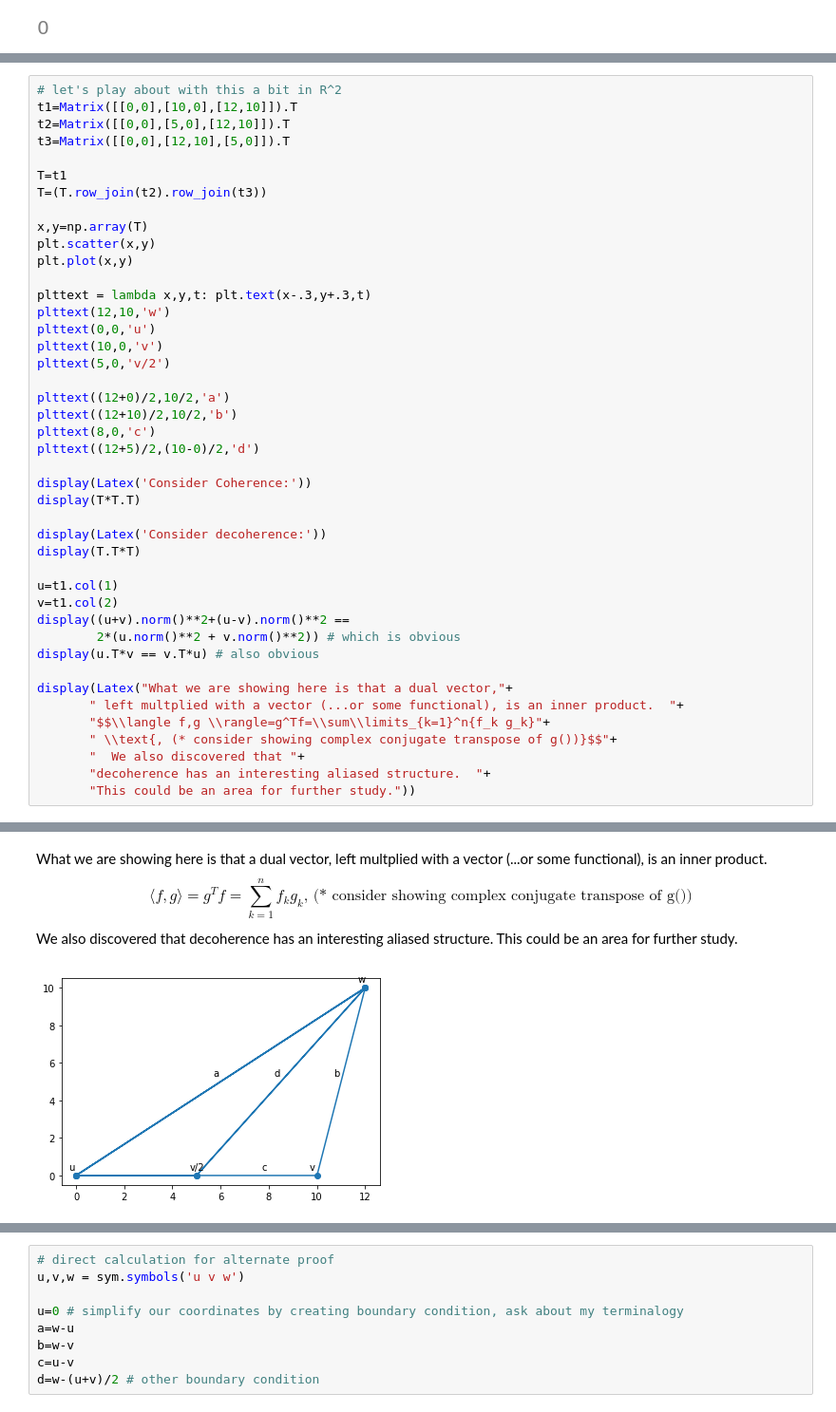
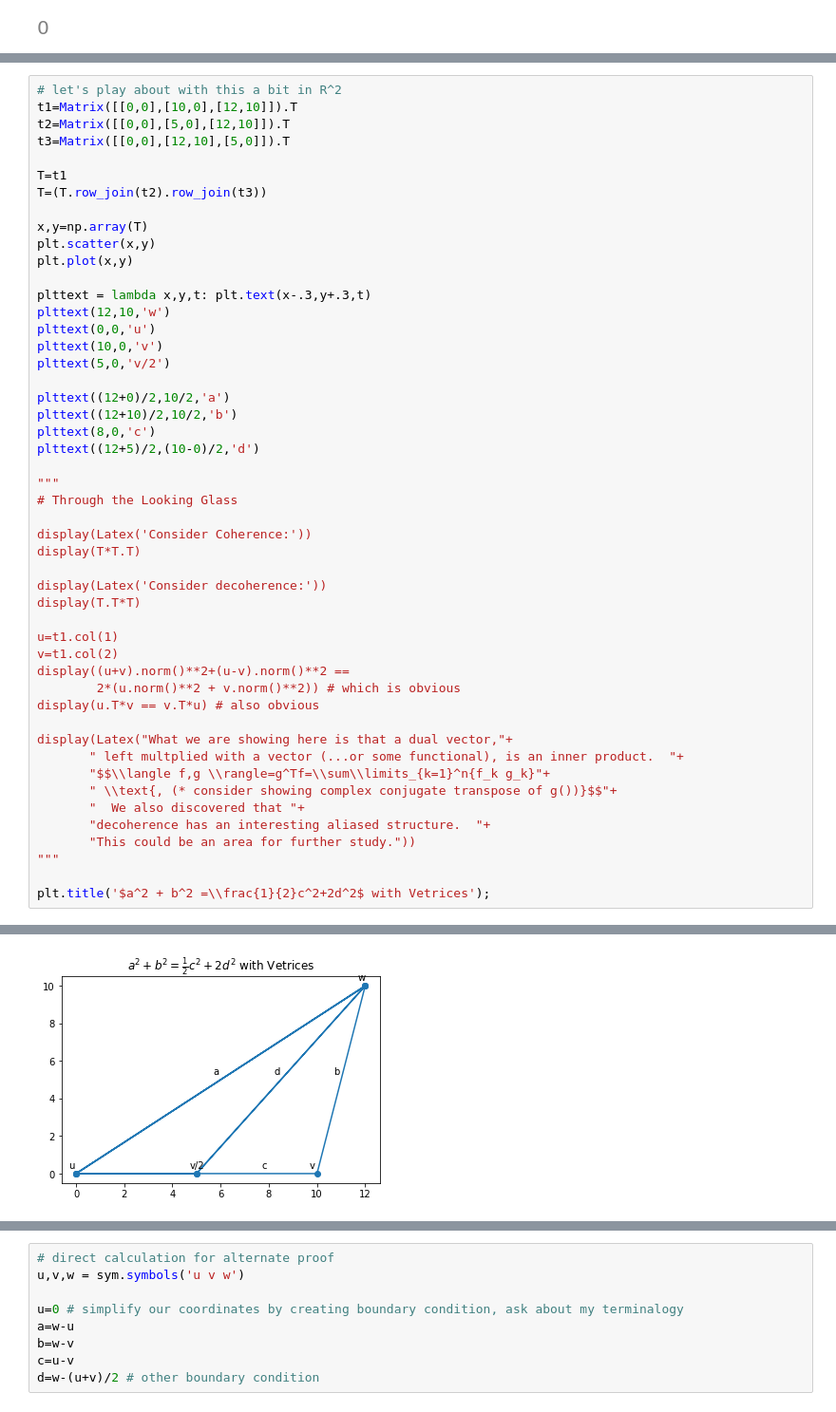
Before and after one commit to fractalclockwork/Math725, a Jupyter notebook: HW/Math725_HW6.ipynb, the cells around one changed output, grey strips where cells are left out. Shown: that part at 95% size. Saved outputs shown, nothing was run; the diff lists cells and outputs as text.

```diff
--- a/HW/Math725_HW6.ipynb
+++ b/HW/Math725_HW6.ipynb
@@ -250,6 +242,9 @@ plttext((12+10)/2,10/2,'b')
 plttext(8,0,'c')
 plttext((12+5)/2,(10-0)/2,'d')
 
+"""
+# Through the Looking Glass
+
 display(Latex('Consider Coherence:'))
 display(T*T.T)
 
@@ -269,4 +264,7 @@ display(Latex("What we are showing here is that a dual vector,"+
        "  We also discovered that "+
        "decoherence has an interesting aliased structure.  "+
        "This could be an area for further study."))
+"""
+
+plt.title('$a^2 + b^2 =\\frac{1}{2}c^2+2d^2$ with Vetrices');
 # %% [output]
@@ -279,3 +271,2 @@ True
-What we are showing here is that a dual vector, left multplied with a vector (...or some functional), is an inner product.  $$\langle f,g \rangle=g^Tf=\sum\limits_{k=1}^n{f_k g_k} \text{, (* consider showing complex conjugate transpose of g())}$$  We also discovered that decoherence has an interesting aliased structure.  This could be an area for further study.
-[figure, old version]
+[figure, new version]
 # %% [markdown]
```
Also changed, not shown: parts of 23 cells of this notebook.
